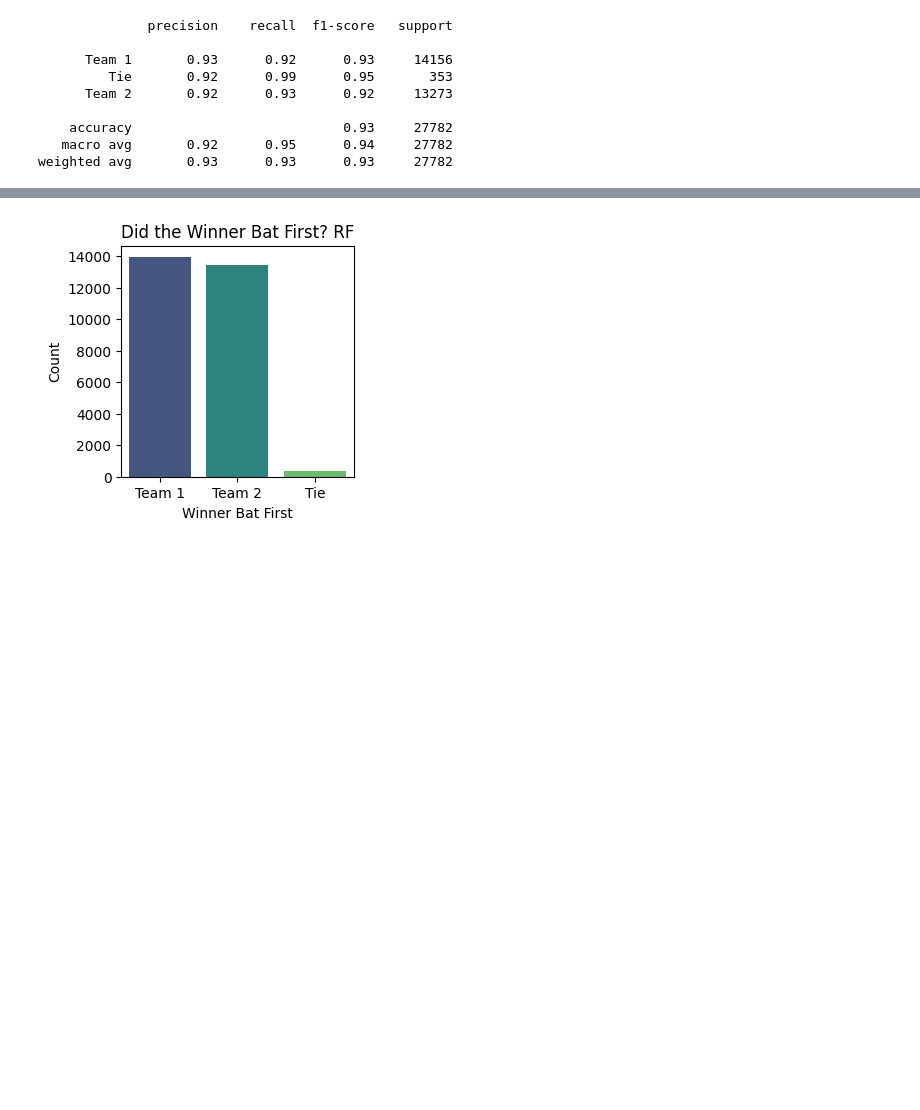
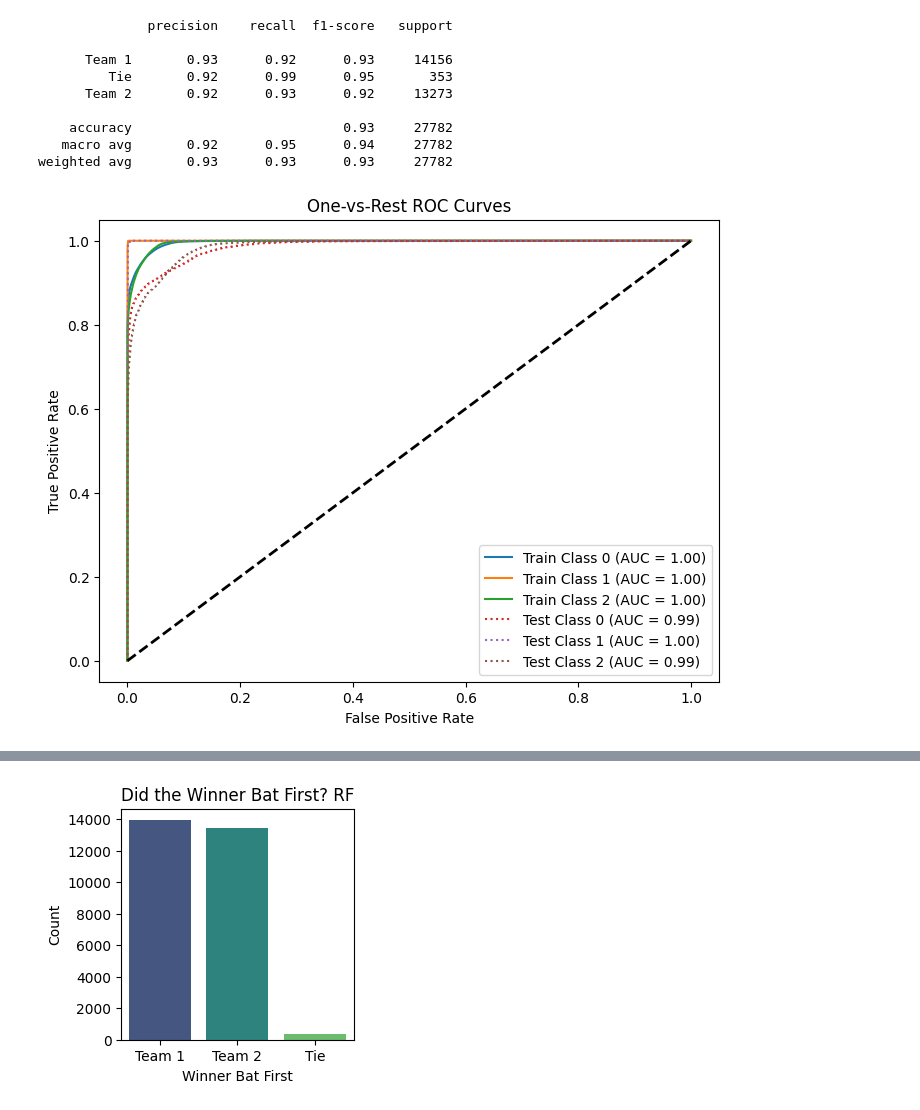
Before and after one commit to Swalke20/DLS_Project, a Jupyter notebook: RF_model.ipynb, the cells around one changed output, grey strips where cells are left out. Cells and saved outputs as stored; diff of their text form; code cells hidden in the pictures; blank space fills up the shorter version.

```diff
--- a/RF_model.ipynb
+++ b/RF_model.ipynb
@@ -800,3 +805,42 @@ print(classification_report(y_test, y_test_pred, target_names=labels))
     accuracy                           0.93     27782
    macro avg       0.92      0.95      0.94     27782
 weighted avg       0.93      0.93      0.93     27782
+# %%
+from sklearn.metrics import roc_curve, auc
+from sklearn.preprocessing import label_binarize
+
+# Fit the model
+model = RandomForestClassifier(n_estimators=192, max_features=3, max_samples=0.3, max_depth=18, n_jobs=-1, random_state=7)
+model.fit(X_train, y_train)
+
+# Predictions
+y_train_pred_proba = model.predict_proba(X_train)
+y_test_pred_proba = model.predict_proba(X_test)
+
+# Convert labels to binary for ROC curve
+y_train_bin = label_binarize(y_train, classes=model.classes_)
+y_test_bin = label_binarize(y_test, classes=model.classes_)
+
+# Plot ROC curves for each class
+plt.figure(figsize=(8, 6))
+
+# Train set
+for i in range(len(model.classes_)):
+    fpr, tpr, _ = roc_curve(y_train_bin[:, i], y_train_pred_proba[:, i])
+    roc_auc = auc(fpr, tpr)
+    plt.plot(fpr, tpr, label=f'Train Class {i} (AUC = {roc_auc:.2f})')
+
+# Test set
+for i in range(len(model.classes_)):
+    fpr, tpr, _ = roc_curve(y_test_bin[:, i], y_test_pred_proba[:, i])
+    roc_auc = auc(fpr, tpr)
+    plt.plot(fpr, tpr, label=f'Test Class {i} (AUC = {roc_auc:.2f})', linestyle='dotted')
+
+plt.plot([0, 1], [0, 1], color='black', linestyle='--', linewidth=2)
+plt.xlabel('False Positive Rate')
+plt.ylabel('True Positive Rate')
+plt.title('One-vs-Rest ROC Curves')
+plt.legend(loc='lower right')
+plt.show()
+# %% [output]
+[figure, added]
```
Also changed, not shown: parts of 6 cells of this notebook.
